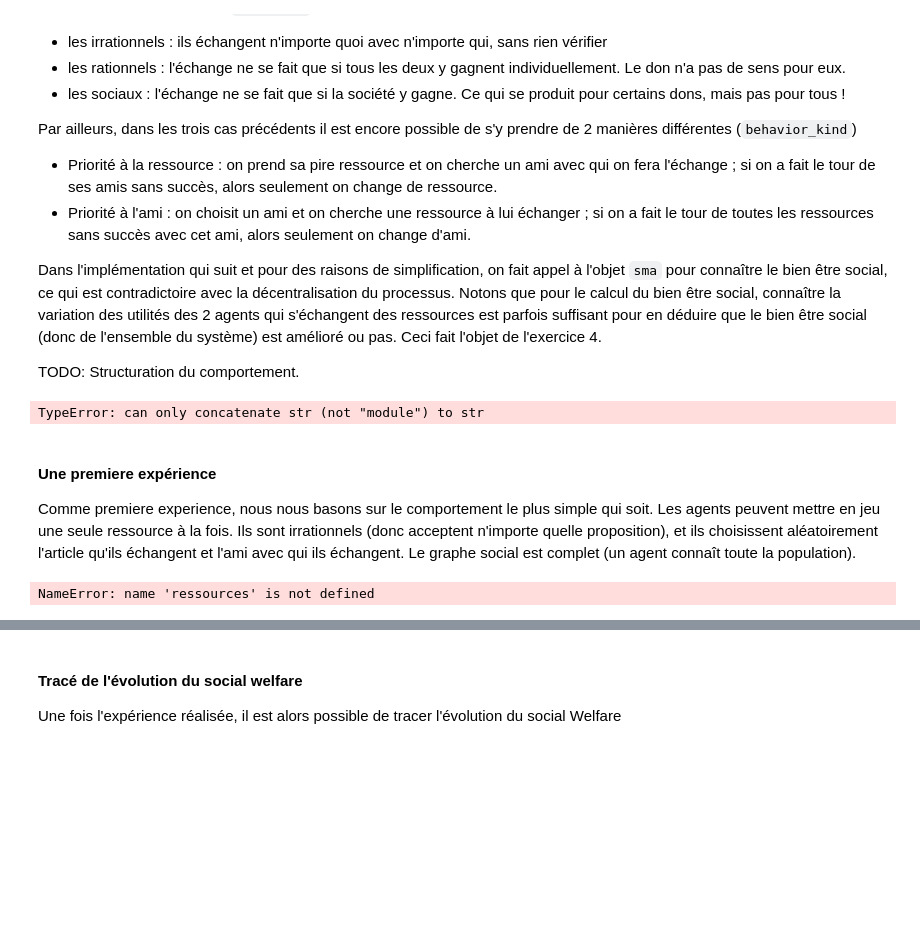
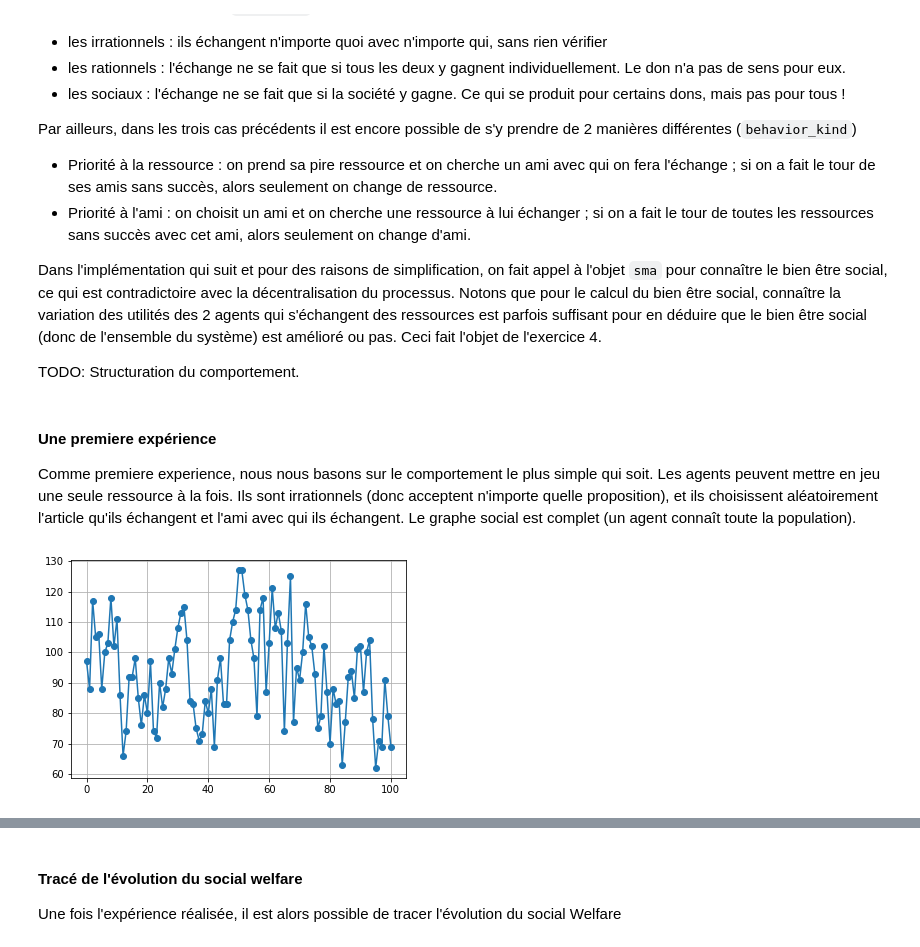
Before and after one commit to cristal-smac/mas_basics, a Jupyter notebook: mas_socialWelfare_basics_fr.ipynb, the cells around one changed output, grey strips where cells are left out. Cells and saved outputs as stored; diff of their text form; code cells hidden in the pictures; blank space fills up the shorter version.

```diff
--- a/mas_socialWelfare_basics_fr.ipynb
+++ b/mas_socialWelfare_basics_fr.ipynb
@@ -277,20 +271,0 @@ TODO: Structuration du comportement.
-# %%
-# paramétrage de l'experience
-nb_agents=5
-nb_resources=10
-# intervalle de valuation de chaque ressource
-valeurs = list(range(1,20))
-graph = nx.complete_graph(nb_agents)
-m = nx.to_numpy_array(graph, nodelist=range(nb_agents))
-# Generation d'une liste de ressources
-resources = [genere_nom() for _ in range(nb_resources)]
-
-# Creation du SMA
-sma = SMA(nb_agents, welfare='Utilitarist', behavior_kind=random, swap_kind=random, resources = resources, valeurs = valeurs, maxEx = 1)
-sma.setAccointances(m)
-sma.setResources(resources)
-
-# lancement experience
-sma.run(100)
-# %% [output]
-TypeError: can only concatenate str (not "module") to str
@@ -298,26 +275,32 @@ TypeError: can only concatenate str (not "module") to str
 #### Une premiere expérience
 
 Comme premiere experience, nous nous basons sur le comportement le plus simple qui soit. Les agents peuvent mettre en jeu une seule ressource à la fois. Ils sont irrationnels (donc acceptent n'importe quelle proposition), et ils choisissent aléatoirement l'article qu'ils échangent et l'ami avec qui ils échangent. Le graphe social est complet (un agent connaît toute la population).
-# %%
-nb_agents=5
-# une affectation aléatoire
-l=[[] for i in range(nb_agents)]
-for r in ressources :
-    l[random.randrange(nb_agents)].append(r)
-
-# choix du graphe social
-graph = nx.complete_graph(nb_nodes)
-m = nx.to_numpy_array(graph, nodelist=range(nb_agents))
-
-# L'experience
-sma = SMA(nb_agents, welfare='Utilitarist', behavior_kind='friend', swap_kind='social')
-sma.setAccointances(m)
-sma.setRessources(l)
-print(sma)
-sma.run(10)
-
-print("Final Social Welfare : ", sma.socialWelfare())
-print("Best Social Welfare : ", max(sma.history))
-print(sma)
-# %% [output]
-NameError: name 'ressources' is not defined
+# %%
+import networkx as nx
+import matplotlib.pyplot as plt
+
+
+# paramétrage de l'experience
+nb_agents=5
+nb_resources=10
+# intervalle de valuation de chaque ressource
+valeurs = list(range(1,20))
+graph = nx.complete_graph(nb_agents)
+m = nx.to_numpy_array(graph, nodelist=range(nb_agents))
+# Generation d'une liste de ressources
+resources = [genere_nom() for _ in range(nb_resources)]
+
+# Creation du SMA
+sma = SMA(nb_agents, welfare='Utilitarist', behavior_kind='random2', swap_kind='irrational', resources = resources, valeurs = valeurs, maxEx = 1)
+sma.setAccointances(m)
+sma.setResources(resources)
+
+
+
+# lancement experience
+sma.run(100)
+plt.plot(sma.history,'-o')
+plt.grid()
+plt.show()
+# %% [output]
+[figure, added]
```
Also changed, not shown: parts of 7 cells of this notebook.
